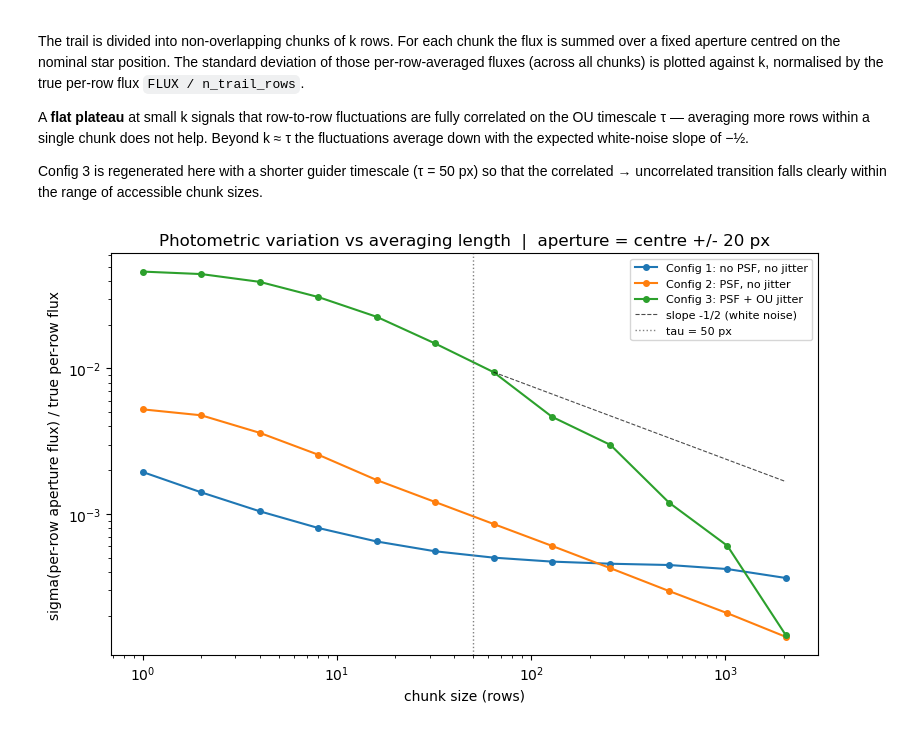
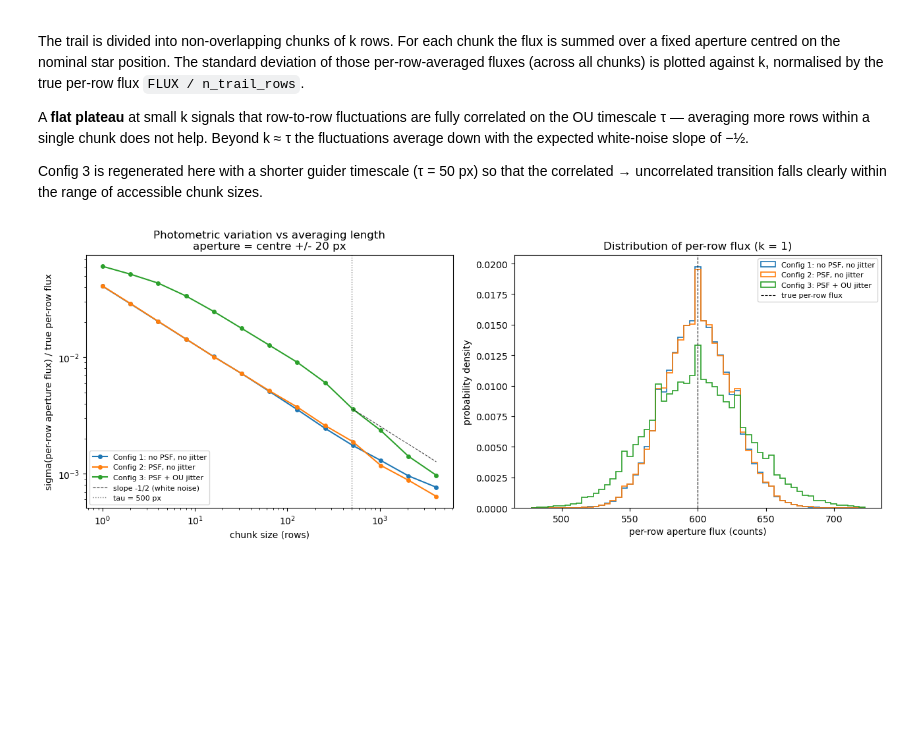
Before and after one commit to kadrlica/startrail, a Jupyter notebook: notebooks/02_single_star_trail.ipynb, the cells around one changed output. Saved outputs shown, nothing was run; the diff lists cells and outputs as text; code cells hidden in the pictures; blank space fills up the shorter version.

```diff
--- a/notebooks/02_single_star_trail.ipynb
+++ b/notebooks/02_single_star_trail.ipynb
@@ -20,14 +20,15 @@ from astropy.table import Table
 from startrail.simulate import make_image
 # %%
 # ── Parameters ────────────────────────────────────────────────────────────────
-SHAPE  = (10_000, 100)   # (rows, cols) — 10 000-row CCD readout
-CX     = 50.0            # star x position (column centre)
-CY     = 5_000.0         # star y position (row centre)
-LENGTH = 9_800.0         # trail length in pixels (fills almost the full detector)
+SHAPE  = (100_000, 100)  # (rows, cols) — 10 000-row CCD readout
+CX     = SHAPE[1]//2     # star x position (column centre)
+CY     = SHAPE[0]//2     # star y position (row centre)
+LENGTH = SHAPE[0]        # trail length in pixels (fills almost the full detector)
 FWHM   = 3.0             # PSF FWHM in pixels
-FLUX   = 1e8             # total trail flux (counts)
-TAU    = 50.0            # OU guider timescale (pixels along trail)
-JITTER = 0.5             # steady-state jitter RMS (pixels)
+ROW_FLUX = 600           # Expected counts per row (counts)
+FLUX   = ROW_FLUX*LENGTH # total trail flux (counts)
+TAU    = 500.0           # OU guider timescale (pixels along trail)
+JITTER = 1.5             # steady-state jitter RMS (pixels)
 SEED   = 42
 
 # Single-star table (no sky or read noise — Poisson photon noise only)
@@ -132,11 +133,12 @@ rows = np.arange(SHAPE[0])
 fig, ax = plt.subplots(figsize=(11, 3))
 for trail, label in zip(trails, labels):
     row_flux = trail.sum(axis=1)
-    ax.plot(rows, row_flux / row_flux.max(), lw=0.8,
+    ax.plot(rows, row_flux, lw=0.8, alpha=0.3,
             label=label.replace('\n', ' — '))
 
+ax.axhline(ROW_FLUX, ls='--', color='gray')
 ax.set_xlabel('row (px)')
-ax.set_ylabel('norm. counts per row')
+ax.set_ylabel('Counts per row')
 ax.set_title('Row-summed flux profile')
 ax.legend(fontsize=8)
 plt.tight_layout()
@@ -198,7 +200,6 @@ Config 3 is regenerated here with a shorter guider timescale (τ = 50 px) so
 that the correlated → uncorrelated transition falls clearly within the range of
 accessible chunk sizes.
 # %%
-TAU_ANALYSIS = TAU
 APERTURE_HALF_WIDTH = 20   # +/-px around nominal centre
 
 row_start = int(CY - LENGTH / 2)
@@ -206,7 +207,7 @@ row_end   = int(CY + LENGTH / 2)
 n_trail_rows = row_end - row_start
 true_per_row = FLUX / n_trail_rows
 
-chunk_sizes = 2 ** np.arange(12)
+chunk_sizes = 2 ** np.arange(13)
 c0 = int(CX) - APERTURE_HALF_WIDTH
 c1 = int(CX) + APERTURE_HALF_WIDTH + 1
 
@@ -214,49 +215,66 @@ configs_analysis = {
     'Config 1: no PSF, no jitter': trail_1,
     'Config 2: PSF, no jitter':    trail_2,
     'Config 3: PSF + OU jitter':   trail_3,
 }
 
+# Per-row aperture fluxes (k=1 chunks) and std vs chunk size
+row_fluxes = {}
 rel_stds = {}
 for label, trail in configs_analysis.items():
     section = trail[row_start:row_end, c0:c1]
+    row_fluxes[label] = section.sum(axis=1)   # one value per row
     stds = []
     for k in chunk_sizes:
         n_chunks = n_trail_rows // k
         if n_chunks < 4:
             stds.append(np.nan)
             continue
         blocks = section[:n_chunks * k].reshape(n_chunks, k, -1)
         chunk_flux = blocks.sum(axis=(1, 2))
         rel_std = (chunk_flux / k).std() / true_per_row
         stds.append(rel_std)
     rel_stds[label] = np.array(stds)
 
-c3_key = f'Config 3: PSF + OU jitter'
-k_trans_idx = np.searchsorted(chunk_sizes, TAU_ANALYSIS)
+c3_key = 'Config 3: PSF + OU jitter'
+k_trans_idx = np.searchsorted(chunk_sizes, TAU)
 ref_level = rel_stds[c3_key][k_trans_idx]
 k_ref = chunk_sizes[k_trans_idx:]
 
-fig, ax = plt.subplots(figsize=(8, 5))
+fig, (ax_main, ax_hist) = plt.subplots(1, 2, figsize=(13, 5))
+
+# Left: std vs chunk size
 for label, stds in rel_stds.items():
     valid = ~np.isnan(stds)
-    ax.loglog(chunk_sizes[valid], stds[valid], 'o-', ms=4, label=label)
-ax.loglog(k_ref, ref_level * np.sqrt(chunk_sizes[k_trans_idx] / k_ref),
-          'k--', lw=0.8, alpha=0.7, label='slope -1/2 (white noise)')
-ax.axvline(TAU_ANALYSIS, color='gray', lw=1, ls=':', label=f'tau = {TAU_ANALYSIS:.0f} px')
-ax.set_xlabel('chunk size (rows)')
-ax.set_ylabel('sigma(per-row aperture flux) / true per-row flux')
-ax.set_title('Photometric variation vs averaging length'
-             f'  |  aperture = centre +/- {APERTURE_HALF_WIDTH} px')
-ax.legend(fontsize=8)
+    ax_main.loglog(chunk_sizes[valid], stds[valid], 'o-', ms=4, label=label)
+ax_main.loglog(k_ref, ref_level * np.sqrt(chunk_sizes[k_trans_idx] / k_ref),
+               'k--', lw=0.8, alpha=0.7, label='slope -1/2 (white noise)')
+ax_main.axvline(TAU, color='gray', lw=1, ls=':', label=f'tau = {TAU:.0f} px')
+ax_main.set_xlabel('chunk size (rows)')
+ax_main.set_ylabel('sigma(per-row aperture flux) / true per-row flux')
+ax_main.set_title('Photometric variation vs averaging length\n'
+                  f'aperture = centre +/- {APERTURE_HALF_WIDTH} px')
+ax_main.legend(fontsize=8)
+
+# Right: histogram of per-row (k=1) aperture flux
+poisson_sigma = np.sqrt(true_per_row)
+x_lo = true_per_row - 5 * poisson_sigma
+x_hi = true_per_row + 5 * poisson_sigma
+bins = np.linspace(x_lo, x_hi, 60)
+for label, fluxes in row_fluxes.items():
+    ax_hist.hist(fluxes, bins=bins, histtype='step', lw=1.2, label=label, density=True)
+ax_hist.axvline(true_per_row, color='k', lw=0.8, ls='--', label='true per-row flux')
+ax_hist.set_xlabel('per-row aperture flux (counts)')
+ax_hist.set_ylabel('probability density')
+ax_hist.set_title('Distribution of per-row flux (k = 1)')
+ax_hist.legend(fontsize=8)
+
 plt.tight_layout()
 plt.savefig('../plots/02_chunk_analysis.png', dpi=120)
 plt.show()
 
-print('Chunk analysis summary:')
-for label, stds in rel_stds.items():
-    valid = ~np.isnan(stds)
-    ks = chunk_sizes[valid]
-    ss = stds[valid]
-    print(f'  {label}: k=1 -> {ss[0]:.4f},  k={ks[-1]} -> {ss[-1]:.4f}')
+print('Chunk analysis summary (k=1):')
+for label, fluxes in row_fluxes.items():
+    print(f'  {label}: mean={fluxes.mean():.1f}  std={fluxes.std():.1f}'
+          f'  (Poisson expect std={np.sqrt(true_per_row):.1f})')
 # %% [output]
-[figure, old version]
+[figure, new version]
```
Also changed, not shown: parts of 7 cells of this notebook.
